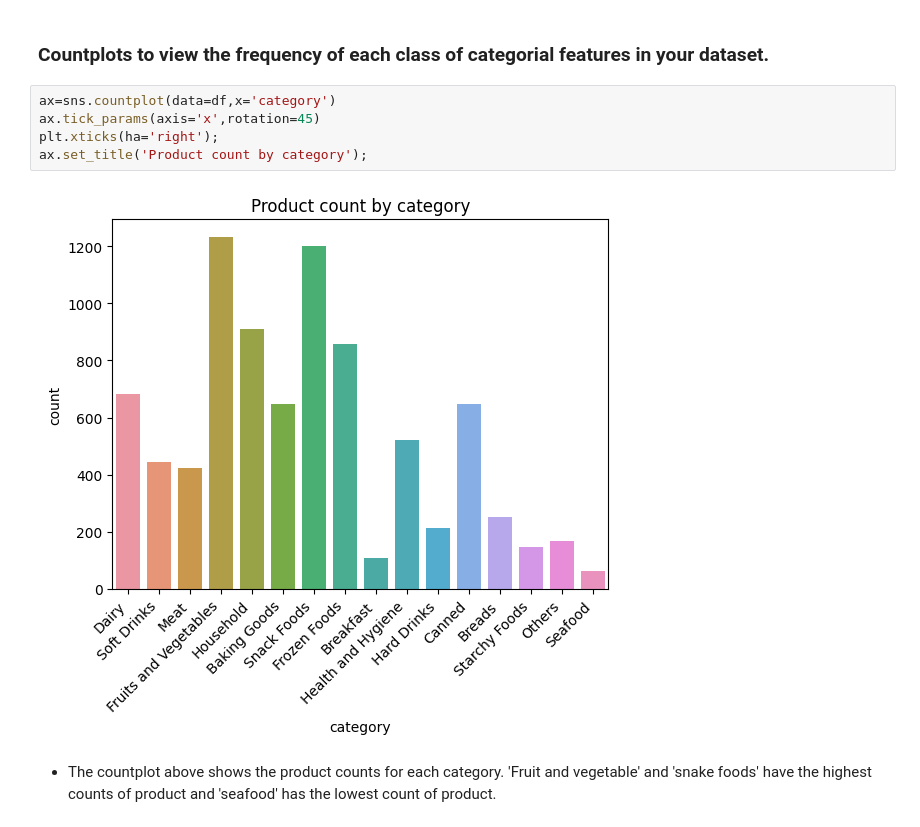
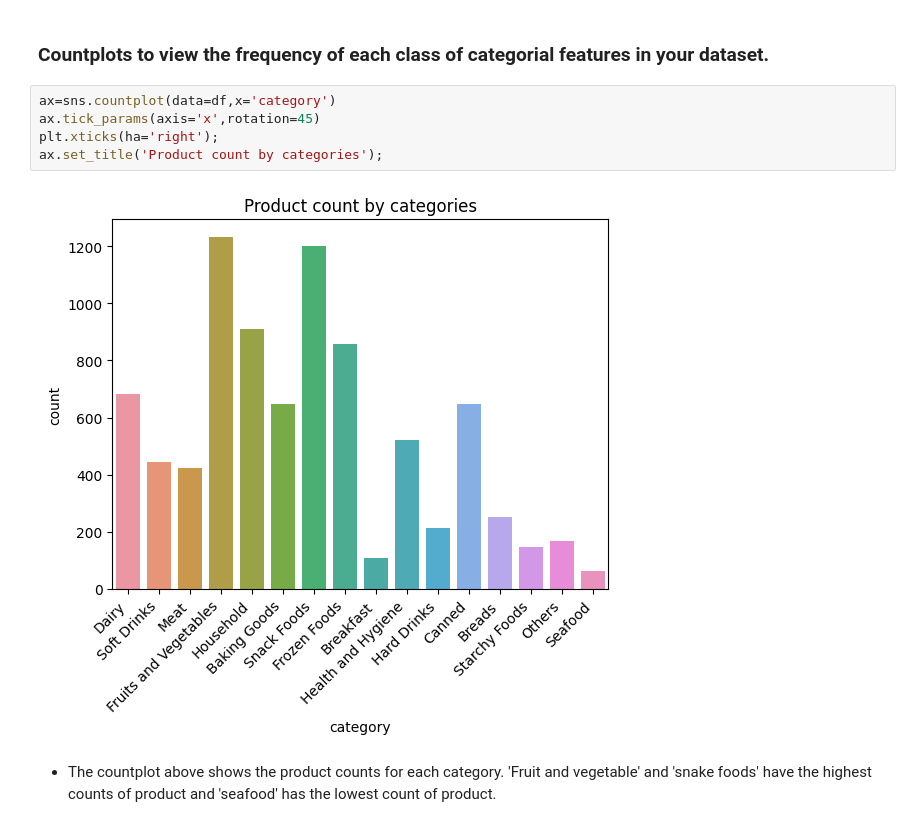
Before and after one commit to Qisam0322/Prediction-of-Product-Sales, a Jupyter notebook: Prediction_of_Product_Sales_EDA.ipynb, the cells around one changed output. Saved outputs shown, nothing was run; the diff lists cells and outputs as text.

```diff
--- a/Prediction_of_Product_Sales_EDA.ipynb
+++ b/Prediction_of_Product_Sales_EDA.ipynb
@@ -274,10 +276,10 @@ ax.set_title('Linear Regression: Max Retail Price vs. Product Store Sales');
 # %%
 ax=sns.countplot(data=df,x='category')
 ax.tick_params(axis='x',rotation=45)
 plt.xticks(ha='right');
-ax.set_title('Product count by category');
+ax.set_title('Product count by categories');
 # %% [output]
-[figure, old version]
+[figure, new version]
 # %% [markdown]
 - The countplot above shows the product counts for each category. 'Fruit and vegetable' and 'snake foods' have the highest counts of product and 'seafood' has the lowest count of product.
 # %%
```
Also changed, not shown: parts of 17 cells of this notebook.
